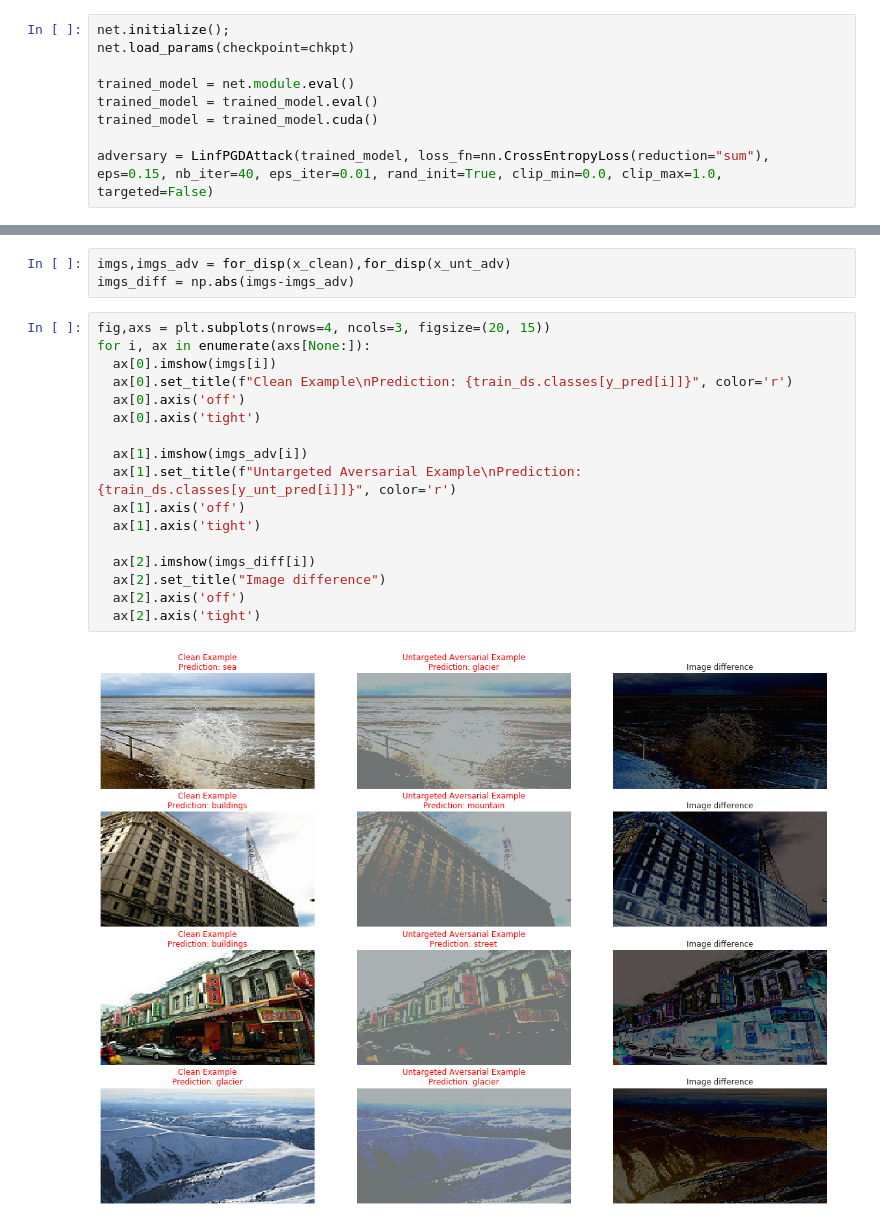
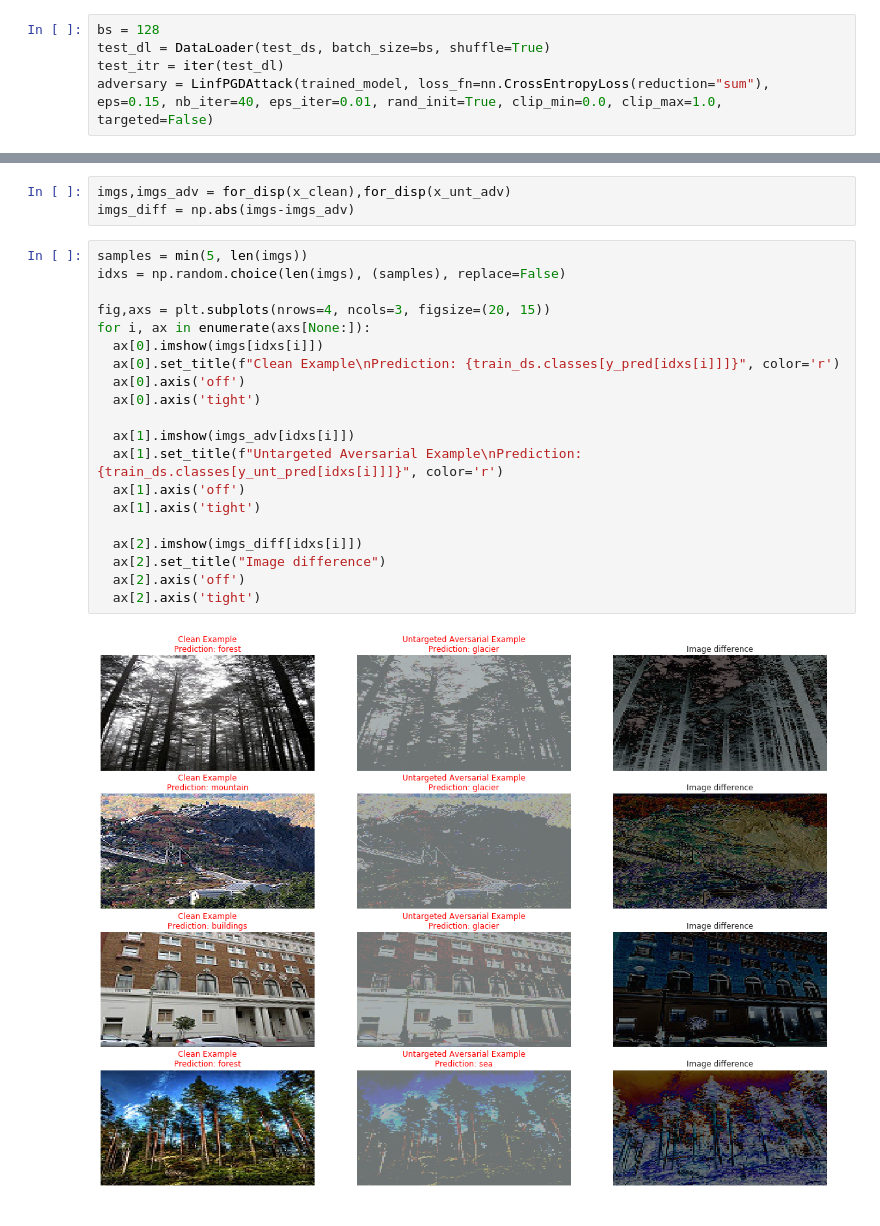
Before and after one commit to sudarshan85/adversarial_demo, a Jupyter notebook: natural_scene.ipynb, the cells around one changed output, grey strips where cells are left out. Drawn from its saved outputs; the diff is of its cells as text.

```diff
--- a/natural_scene.ipynb
+++ b/natural_scene.ipynb
@@ -302,9 +313,5 @@ for_disp(imgs[idx])
 # %%
-net.initialize();
-net.load_params(checkpoint=chkpt)
-
-trained_model = net.module.eval()
-trained_model = trained_model.eval()
-trained_model = trained_model.cuda()
-
+bs = 128
+test_dl = DataLoader(test_ds, batch_size=bs, shuffle=True)
+test_itr = iter(test_dl)
 adversary = LinfPGDAttack(trained_model, loss_fn=nn.CrossEntropyLoss(reduction="sum"), eps=0.15, nb_iter=40, eps_iter=0.01, rand_init=True, clip_min=0.0, clip_max=1.0, targeted=False)
@@ -325,21 +335,24 @@ y_true = y_true.cpu().numpy()
 imgs,imgs_adv = for_disp(x_clean),for_disp(x_unt_adv)
 imgs_diff = np.abs(imgs-imgs_adv)
 # %%
+samples = min(5, len(imgs))
+idxs = np.random.choice(len(imgs), (samples), replace=False)
+
 fig,axs = plt.subplots(nrows=4, ncols=3, figsize=(20, 15))
 for i, ax in enumerate(axs[None:]):
-  ax[0].imshow(imgs[i])
-  ax[0].set_title(f"Clean Example\nPrediction: {train_ds.classes[y_pred[i]]}", color='r')
+  ax[0].imshow(imgs[idxs[i]])
+  ax[0].set_title(f"Clean Example\nPrediction: {train_ds.classes[y_pred[idxs[i]]]}", color='r')
   ax[0].axis('off')
   ax[0].axis('tight')
 
-  ax[1].imshow(imgs_adv[i])
-  ax[1].set_title(f"Untargeted Aversarial Example\nPrediction: {train_ds.classes[y_unt_pred[i]]}", color='r')
+  ax[1].imshow(imgs_adv[idxs[i]])
+  ax[1].set_title(f"Untargeted Aversarial Example\nPrediction: {train_ds.classes[y_unt_pred[idxs[i]]]}", color='r')
   ax[1].axis('off')
   ax[1].axis('tight')
 
-  ax[2].imshow(imgs_diff[i])
+  ax[2].imshow(imgs_diff[idxs[i]])
   ax[2].set_title("Image difference")
   ax[2].axis('off')
   ax[2].axis('tight')
 # %% [output]
-[figure, old version]
+[figure, new version]
```
Also changed, not shown: parts of 17 cells of this notebook.
